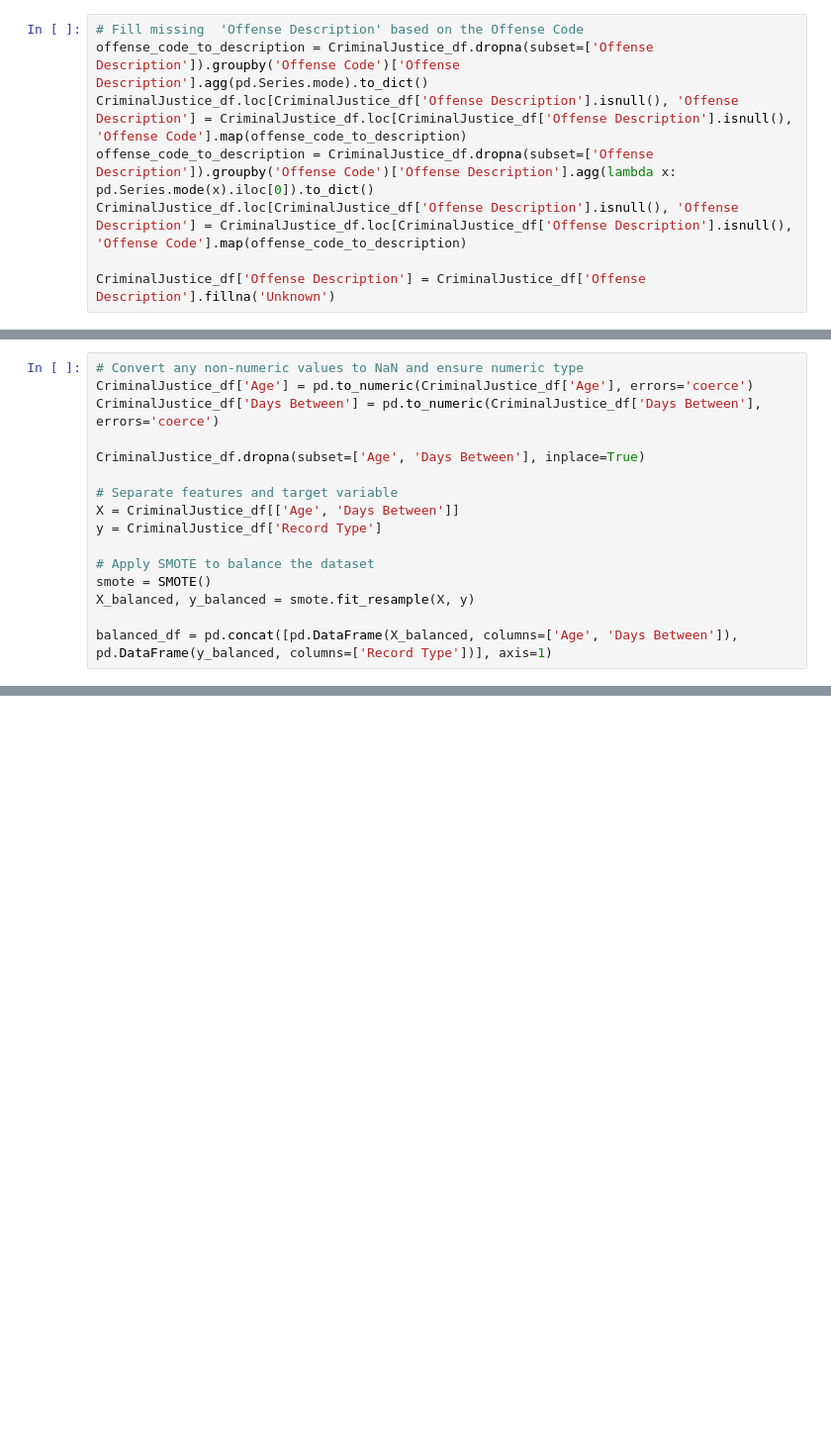
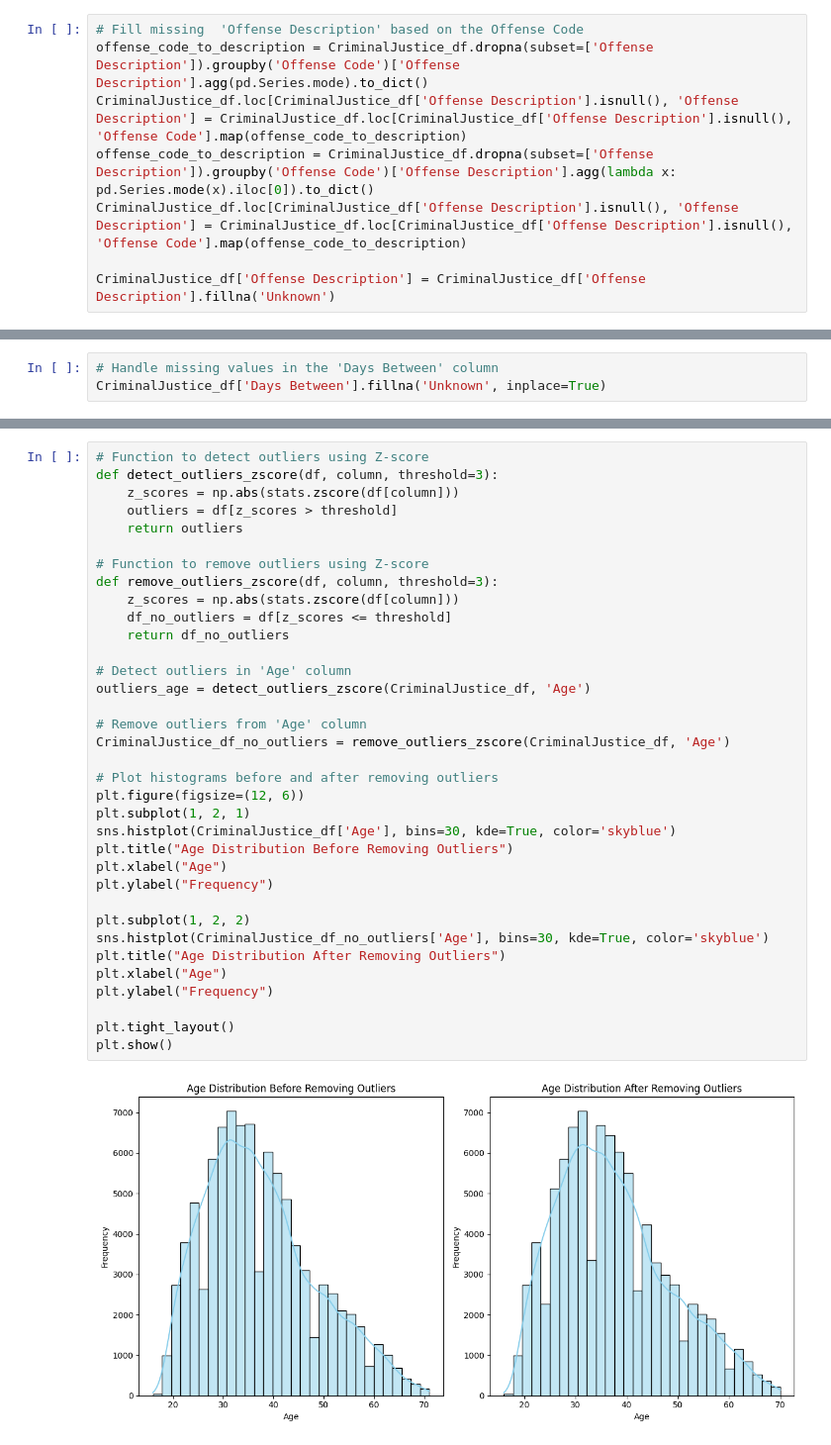
Before and after one commit to Albiona00/CriminalJustice-ML, a Jupyter notebook: CriminalJustice_ML.ipynb, the cells around one changed output, grey strips where cells are left out. Shown at 99% size. Drawn from its saved outputs; the diff is of its cells as text; blank space fills up the shorter version.

```diff
--- a/CriminalJustice_ML.ipynb
+++ b/CriminalJustice_ML.ipynb
@@ -186,16 +211,0 @@ Name: Days Between, Length: 91597, dtype: float64
-# %%
-# Convert any non-numeric values to NaN and ensure numeric type
-CriminalJustice_df['Age'] = pd.to_numeric(CriminalJustice_df['Age'], errors='coerce')
-CriminalJustice_df['Days Between'] = pd.to_numeric(CriminalJustice_df['Days Between'], errors='coerce')
-
-CriminalJustice_df.dropna(subset=['Age', 'Days Between'], inplace=True)
-
-# Separate features and target variable
-X = CriminalJustice_df[['Age', 'Days Between']]
-y = CriminalJustice_df['Record Type']
-
-# Apply SMOTE to balance the dataset
-smote = SMOTE()
-X_balanced, y_balanced = smote.fit_resample(X, y)
-
-balanced_df = pd.concat([pd.DataFrame(X_balanced, columns=['Age', 'Days Between']), pd.DataFrame(y_balanced, columns=['Record Type'])], axis=1)
@@ -281,0 +212,3 @@ print(CriminalJustice_df[['Sentence (Years)', 'Sentence Numeric', 'Sentence Scal
+# %%
+# Handle missing values in the 'Days Between' column
+CriminalJustice_df['Days Between'].fillna('Unknown', inplace=True)
@@ -281,0 +237,37 @@ print(CriminalJustice_df[['Sentence (Years)', 'Sentence Numeric', 'Sentence Scal
+# %%
+# Function to detect outliers using Z-score
+def detect_outliers_zscore(df, column, threshold=3):
+    z_scores = np.abs(stats.zscore(df[column]))
+    outliers = df[z_scores > threshold]
+    return outliers
+
+# Function to remove outliers using Z-score
+def remove_outliers_zscore(df, column, threshold=3):
+    z_scores = np.abs(stats.zscore(df[column]))
+    df_no_outliers = df[z_scores <= threshold]
+    return df_no_outliers
+
+# Detect outliers in 'Age' column
+outliers_age = detect_outliers_zscore(CriminalJustice_df, 'Age')
+
+# Remove outliers from 'Age' column
+CriminalJustice_df_no_outliers = remove_outliers_zscore(CriminalJustice_df, 'Age')
+
+# Plot histograms before and after removing outliers
+plt.figure(figsize=(12, 6))
+plt.subplot(1, 2, 1)
+sns.histplot(CriminalJustice_df['Age'], bins=30, kde=True, color='skyblue')
+plt.title("Age Distribution Before Removing Outliers")
+plt.xlabel("Age")
+plt.ylabel("Frequency")
+
+plt.subplot(1, 2, 2)
+sns.histplot(CriminalJustice_df_no_outliers['Age'], bins=30, kde=True, color='skyblue')
+plt.title("Age Distribution After Removing Outliers")
+plt.xlabel("Age")
+plt.ylabel("Frequency")
+
+plt.tight_layout()
+plt.show()
+# %% [output]
+[figure, added]
```
Also changed, not shown: parts of 12 cells of this notebook.
